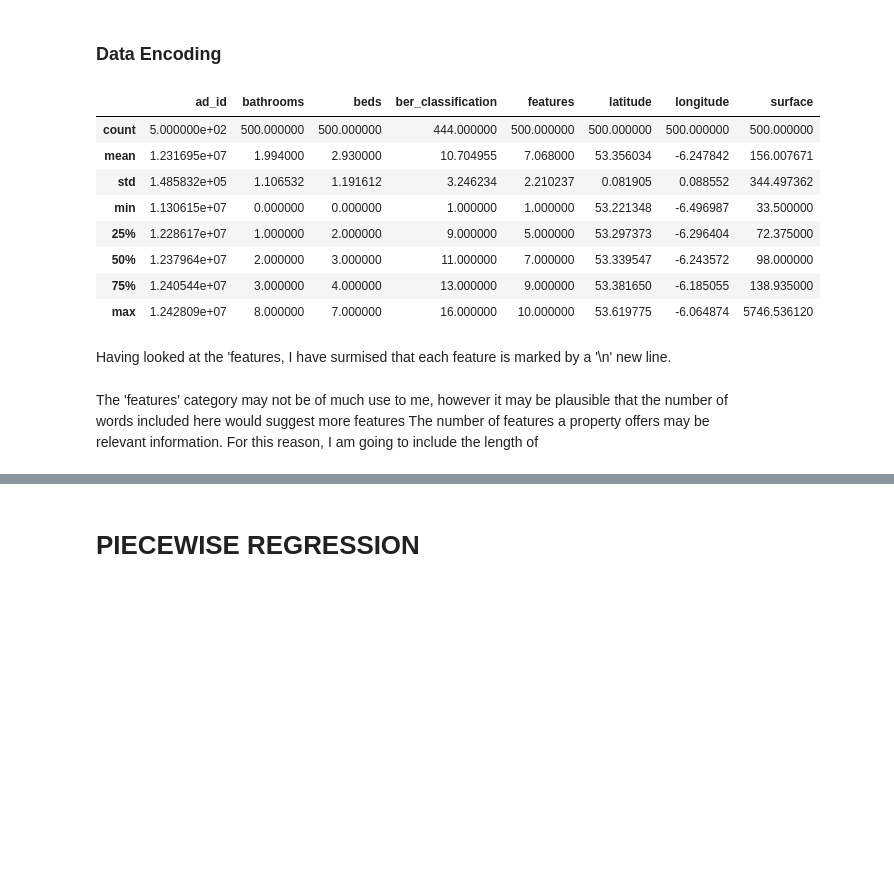
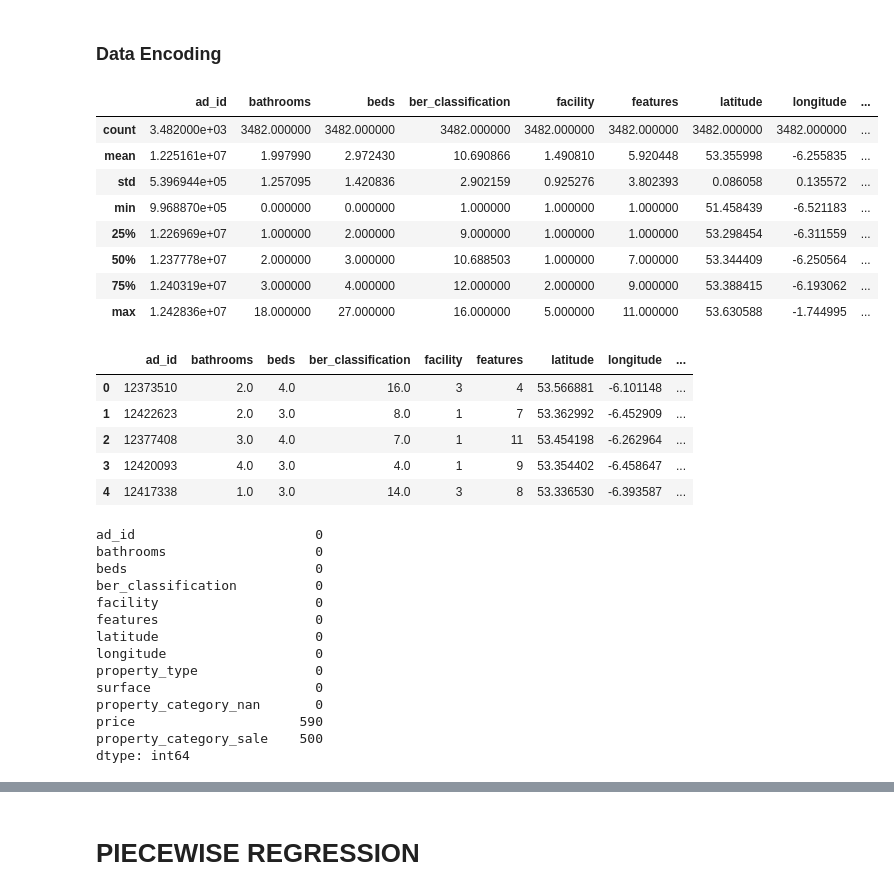
Before and after one commit to tomkeane07/AI-Projects-UL, a Jupyter notebook: semester3/MachineLearningApplications/PiecewiseRegression/Etivity2_20214537.ipynb, the cells around one changed output, grey strips where cells are left out. Saved outputs shown, nothing was run; the diff lists cells and outputs as text; code cells hidden in the pictures; blank space fills up the shorter version.

```diff
--- a/semester3/MachineLearningApplications/PiecewiseRegression/Etivity2_20214537.ipynb
+++ b/semester3/MachineLearningApplications/PiecewiseRegression/Etivity2_20214537.ipynb
@@ -237,17 +300,34 @@ dftrain, dftest= encode(dftrain, dropcols), encode(dftest, dropcols)
-# %%
-display(dftrain.describe())
-# %% [output]
-|  | ad_id | bathrooms | beds | ber_classification | features | latitude | longitude | surface |
-| count | 5.000000e+02 | 500.000000 | 500.000000 | 444.000000 | 500.000000 | 500.000000 | 500.000000 | 500.000000 |
-| mean | 1.231695e+07 | 1.994000 | 2.930000 | 10.704955 | 7.068000 | 53.356034 | -6.247842 | 156.007671 |
-| std | 1.485832e+05 | 1.106532 | 1.191612 | 3.246234 | 2.210237 | 0.081905 | 0.088552 | 344.497362 |
-| min | 1.130615e+07 | 0.000000 | 0.000000 | 1.000000 | 1.000000 | 53.221348 | -6.496987 | 33.500000 |
-| 25% | 1.228617e+07 | 1.000000 | 2.000000 | 9.000000 | 5.000000 | 53.297373 | -6.296404 | 72.375000 |
-| 50% | 1.237964e+07 | 2.000000 | 3.000000 | 11.000000 | 7.000000 | 53.339547 | -6.243572 | 98.000000 |
-| 75% | 1.240544e+07 | 3.000000 | 4.000000 | 13.000000 | 9.000000 | 53.381650 | -6.185055 | 138.935000 |
-| max | 1.242809e+07 | 8.000000 | 7.000000 | 16.000000 | 10.000000 | 53.619775 | -6.064874 | 5746.536120 |
-# %% [markdown]
-Having looked at the 'features, I have surmised that each feature is marked by a '\n' new line.
-# %% [markdown]
-The 'features' category may not be of much use to me, however it may be plausible that the number of words included here would suggest more features
-The number of features a property offers may be relevant information. For this reason, I am going to include the length of
+# %%
+display(df.describe())
+display(df.head())
+print(df.isna().sum())
+# %% [output]
+|  | ad_id | bathrooms | beds | ber_classification | facility | features | latitude | longitude | ... |
+| count | 3.482000e+03 | 3482.000000 | 3482.000000 | 3482.000000 | 3482.000000 | 3482.000000 | 3482.000000 | 3482.000000 | ... |
+| mean | 1.225161e+07 | 1.997990 | 2.972430 | 10.690866 | 1.490810 | 5.920448 | 53.355998 | -6.255835 | ... |
+| std | 5.396944e+05 | 1.257095 | 1.420836 | 2.902159 | 0.925276 | 3.802393 | 0.086058 | 0.135572 | ... |
+| min | 9.968870e+05 | 0.000000 | 0.000000 | 1.000000 | 1.000000 | 1.000000 | 51.458439 | -6.521183 | ... |
+| 25% | 1.226969e+07 | 1.000000 | 2.000000 | 9.000000 | 1.000000 | 1.000000 | 53.298454 | -6.311559 | ... |
+| 50% | 1.237778e+07 | 2.000000 | 3.000000 | 10.688503 | 1.000000 | 7.000000 | 53.344409 | -6.250564 | ... |
+| 75% | 1.240319e+07 | 3.000000 | 4.000000 | 12.000000 | 2.000000 | 9.000000 | 53.388415 | -6.193062 | ... |
+| max | 1.242836e+07 | 18.000000 | 27.000000 | 16.000000 | 5.000000 | 11.000000 | 53.630588 | -1.744995 | ... |
+|  | ad_id | bathrooms | beds | ber_classification | facility | features | latitude | longitude | ... |
+| 0 | 12373510 | 2.0 | 4.0 | 16.0 | 3 | 4 | 53.566881 | -6.101148 | ... |
+| 1 | 12422623 | 2.0 | 3.0 | 8.0 | 1 | 7 | 53.362992 | -6.452909 | ... |
+| 2 | 12377408 | 3.0 | 4.0 | 7.0 | 1 | 11 | 53.454198 | -6.262964 | ... |
+| 3 | 12420093 | 4.0 | 3.0 | 4.0 | 1 | 9 | 53.354402 | -6.458647 | ... |
+| 4 | 12417338 | 1.0 | 3.0 | 14.0 | 3 | 8 | 53.336530 | -6.393587 | ... |
+ad_id                       0
+bathrooms                   0
+beds                        0
+ber_classification          0
+facility                    0
+features                    0
+latitude                    0
+longitude                   0
+property_type               0
+surface                     0
+property_category_nan       0
+price                     590
+property_category_sale    500
+dtype: int64
```
Also changed, not shown: parts of 16 cells of this notebook.
